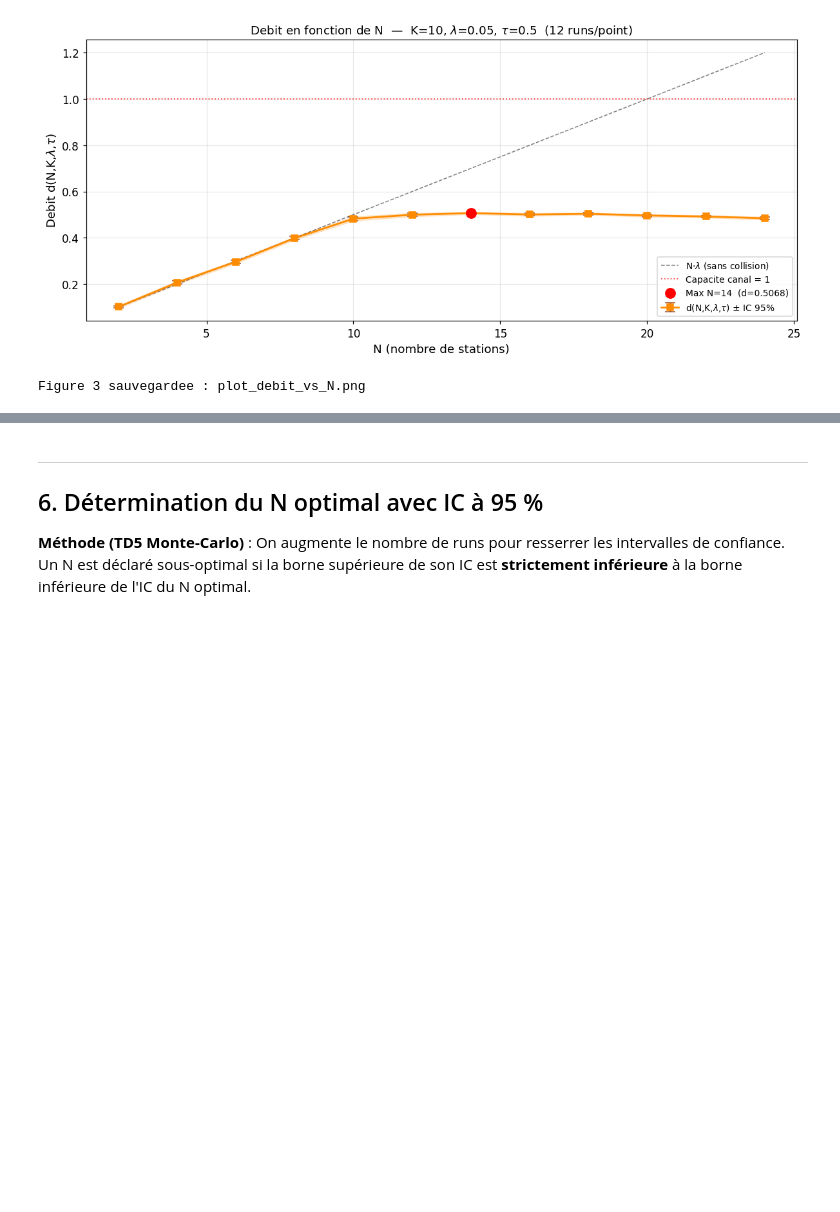
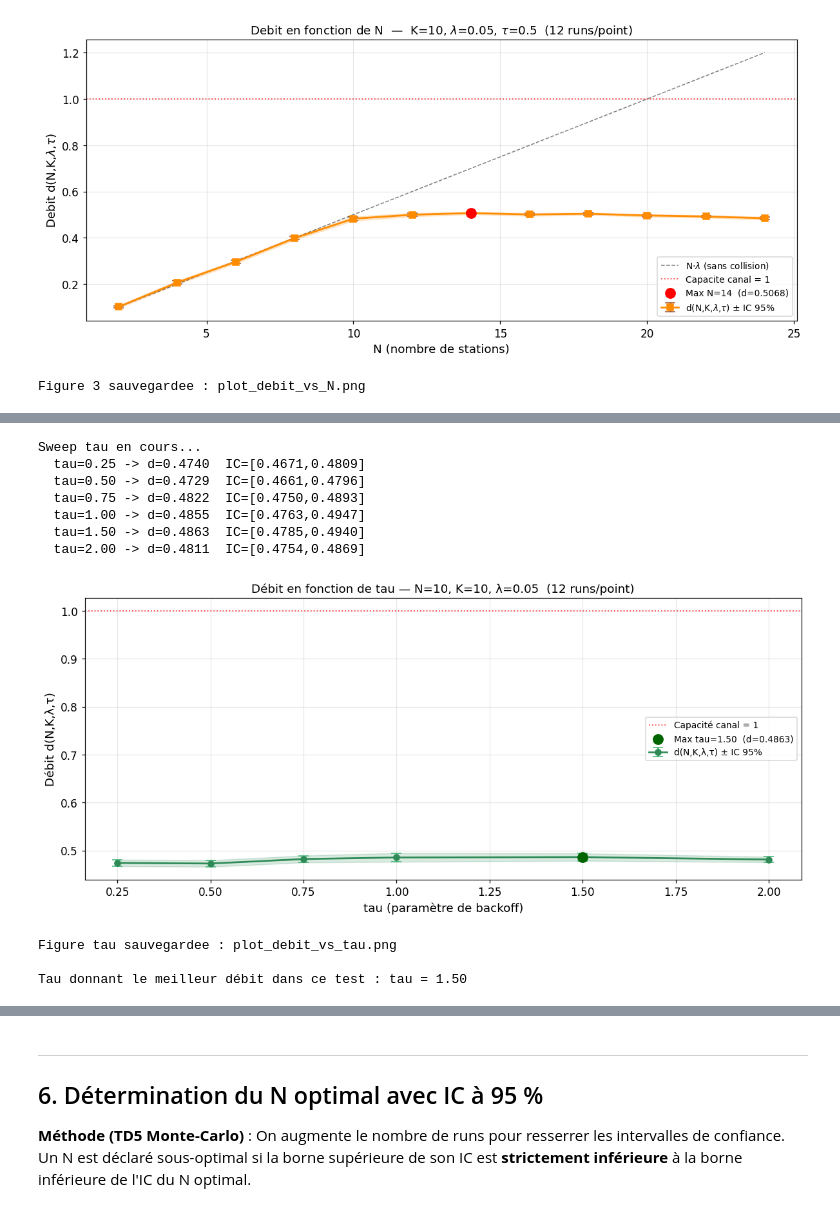
Before and after one commit to abdou-bs/simulation_Medium_Access_Control_2026, a Jupyter notebook: projet_MAC.ipynb, the cells around one changed output, grey strips where cells are left out. Cells and saved outputs as stored; diff of their text form; code cells hidden in the pictures; blank space fills up the shorter version.

```diff
--- a/projet_MAC.ipynb
+++ b/projet_MAC.ipynb
@@ -481,0 +492,66 @@ Figure 3 sauvegardee : plot_debit_vs_N.png
+# %%
+# ─── Test de l'influence de tau ───────────────────────────────────────────────
+# On fixe N et λ, puis on fait varier tau pour observer l'effet du backoff
+N_TAU    = 10
+K_TAU    = 10
+LAM_TAU  = 0.05
+T_TAU    = 2000
+RUNS_TAU = 12
+
+tau_values = [0.25, 0.5, 0.75, 1.0, 1.5, 2.0]
+
+results_tau = []   # (tau, debit_moy, lo, hi)
+print("Sweep tau en cours...")
+for idx, tau in enumerate(tau_values):
+    vals = [
+        simulate_mac(N=N_TAU, K=K_TAU, lam=LAM_TAU, tau=tau, t_max=T_TAU,
+                     seed=7000 + idx * 100 + r)["throughput_final"]
+        for r in range(RUNS_TAU)
+    ]
+    m = moyenne(vals)
+    lo, hi = ic95(vals)
+    results_tau.append((tau, m, lo, hi))
+    print(f"  tau={tau:.2f} -> d={m:.4f}  IC=[{lo:.4f},{hi:.4f}]")
+
+x_t  = [r[0] for r in results_tau]
+y_t  = [r[1] for r in results_tau]
+lo_t = [r[2] for r in results_tau]
+hi_t = [r[3] for r in results_tau]
+err_t = [max(y - lo, hi - y) for y, lo, hi in zip(y_t, lo_t, hi_t)]
+idx_max_t = int(np.argmax(y_t))
+
+# ─── Figure : débit en fonction de tau ────────────────────────────────────────
+fig, ax = plt.subplots(figsize=(11, 5))
+
+ax.errorbar(x_t, y_t, yerr=err_t, fmt='o-', capsize=5, color='seagreen',
+            ecolor='mediumseagreen', lw=1.8, ms=6, label='d(N,K,λ,τ) ± IC 95%')
+ax.fill_between(x_t, lo_t, hi_t, alpha=0.18, color='seagreen')
+
+ax.axhline(1.0, color='red', ls=':', lw=1.2, alpha=0.7, label='Capacité canal = 1')
+ax.scatter([x_t[idx_max_t]], [y_t[idx_max_t]], color='darkgreen', zorder=5, s=100,
+           label=f'Max tau={x_t[idx_max_t]:.2f}  (d={y_t[idx_max_t]:.4f})')
+
+ax.set_xlabel("tau (paramètre de backoff)", fontsize=12)
+ax.set_ylabel("Débit d(N,K,λ,τ)", fontsize=12)
+ax.set_title(
+    f"Débit en fonction de tau — N={N_TAU}, K={K_TAU}, λ={LAM_TAU}  ({RUNS_TAU} runs/point)",
+    fontsize=12
+)
+ax.legend(fontsize=9)
+plt.tight_layout()
+plt.savefig("plot_debit_vs_tau.png", dpi=120, bbox_inches='tight')
+plt.show()
+print("Figure tau sauvegardee : plot_debit_vs_tau.png")
+print(f"\nTau donnant le meilleur débit dans ce test : tau = {x_t[idx_max_t]:.2f}")
+# %% [output]
+Sweep tau en cours...
+  tau=0.25 -> d=0.4740  IC=[0.4671,0.4809]
+  tau=0.50 -> d=0.4729  IC=[0.4661,0.4796]
+  tau=0.75 -> d=0.4822  IC=[0.4750,0.4893]
+  tau=1.00 -> d=0.4855  IC=[0.4763,0.4947]
+  tau=1.50 -> d=0.4863  IC=[0.4785,0.4940]
+  tau=2.00 -> d=0.4811  IC=[0.4754,0.4869]
+[figure, added]
+Figure tau sauvegardee : plot_debit_vs_tau.png
+
+Tau donnant le meilleur débit dans ce test : tau = 1.50
```
Also changed, not shown: parts of 4 cells of this notebook, 2 other files.
